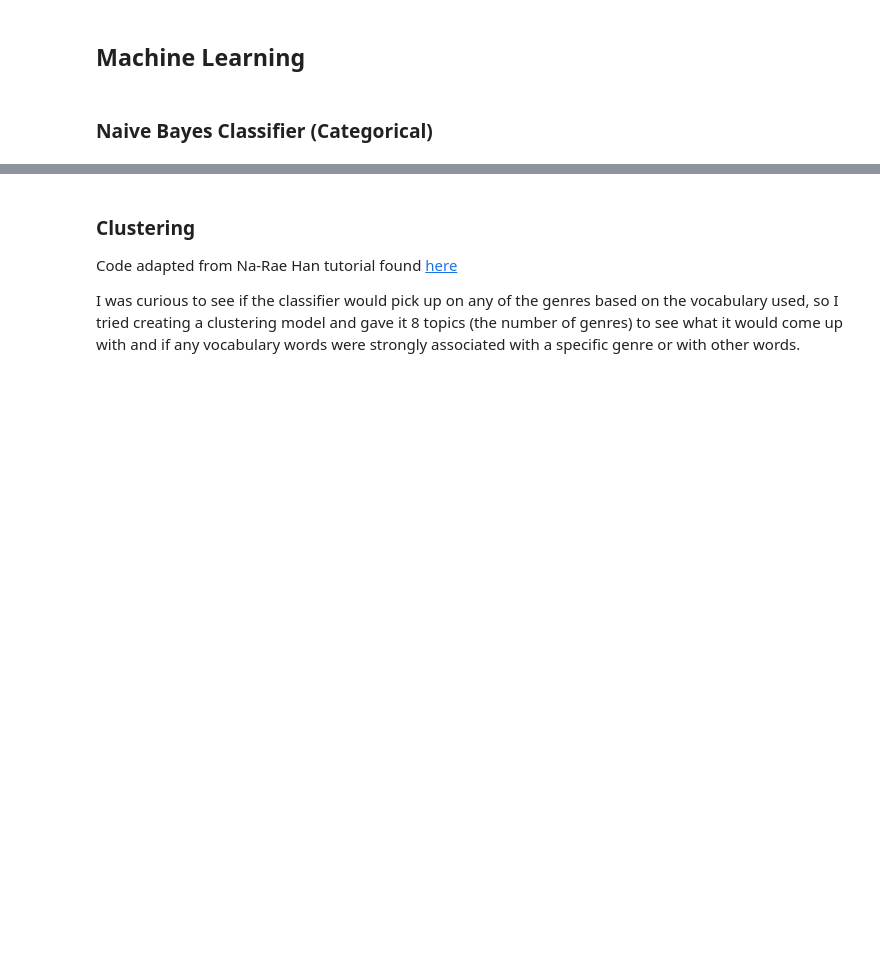
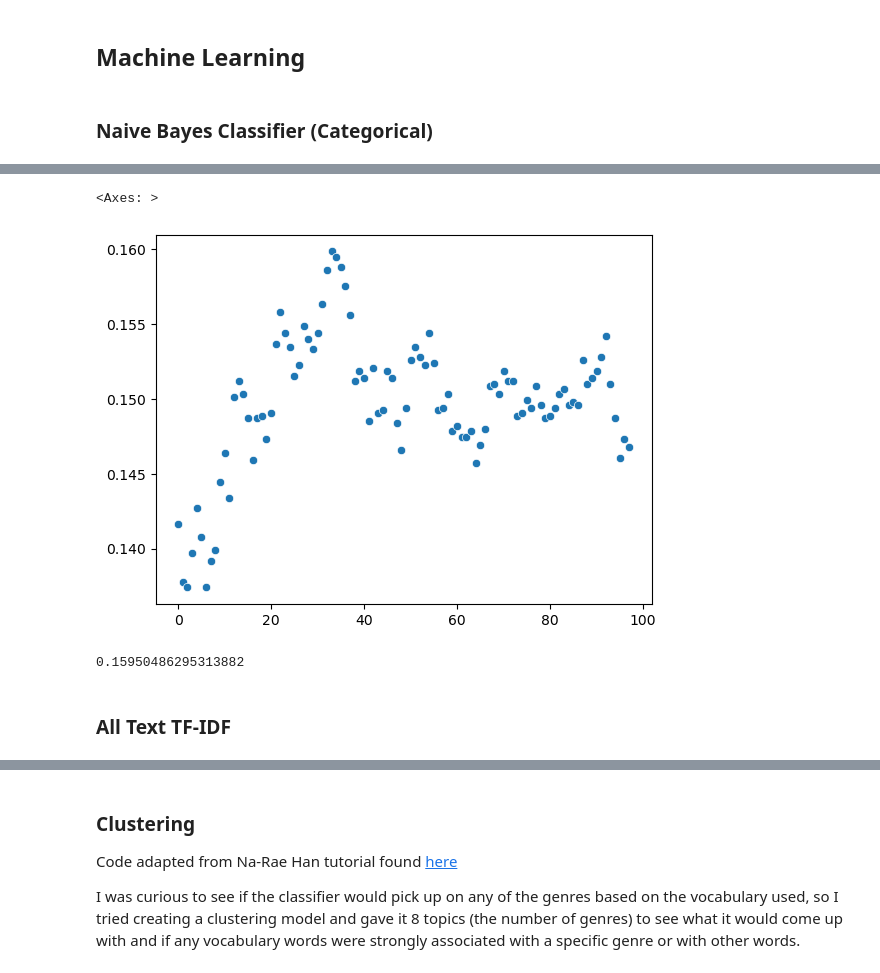
Before and after one commit to Data-Science-for-Linguists-2023/Goodreads-Genre-Reviews-Analysis, a Jupyter notebook: Data_Analysis.ipynb, the cells around one changed output, grey strips where cells are left out. Cells and saved outputs as stored; diff of their text form; code cells hidden in the pictures; blank space fills up the shorter version.

```diff
--- a/Data_Analysis.ipynb
+++ b/Data_Analysis.ipynb
@@ -722,0 +778,30 @@ I plan to try to build a classifier using both text features (TF-IDF) and the mo
+# %%
+#All numerical features
+
+X2 = df[['Sents_Count', 'Sentiment_Num', 'Tok_Count', 'Adjs_Count', 'Avg_Sent_Len', 'Rating']]
+y2 = df['Genre']
+
+X2_train, X2_test, y2_train, y2_test = train_test_split(X2, y2, test_size = 0.2, random_state = 5)
+
+neighbors2 = []
+
+for n in range (2, 100):
+    k_clf2 = KNeighborsClassifier(n_neighbors = n)
+    k_clf2.fit(X2_train, y2_train)
+    y2_pred = k_clf2.predict(X2_test)
+    acc = sklearn.metrics.accuracy_score(y2_test, y2_pred)
+    neighbors2.append(acc)
+# %%
+sns.scatterplot(neighbors2)
+# %% [output]
+<Axes: >
+[figure, added]
+# %%
+k_clf2 = KNeighborsClassifier(n_neighbors = 36)
+k_clf2.fit(X2_train, y2_train)
+y2_pred = k_clf2.predict(X2_test)
+sklearn.metrics.accuracy_score(y2_test, y2_pred)
+# %% [output]
+0.15950486295313882
+# %% [markdown]
+### All Text TF-IDF
```
Also changed, not shown: parts of 28 cells of this notebook.
